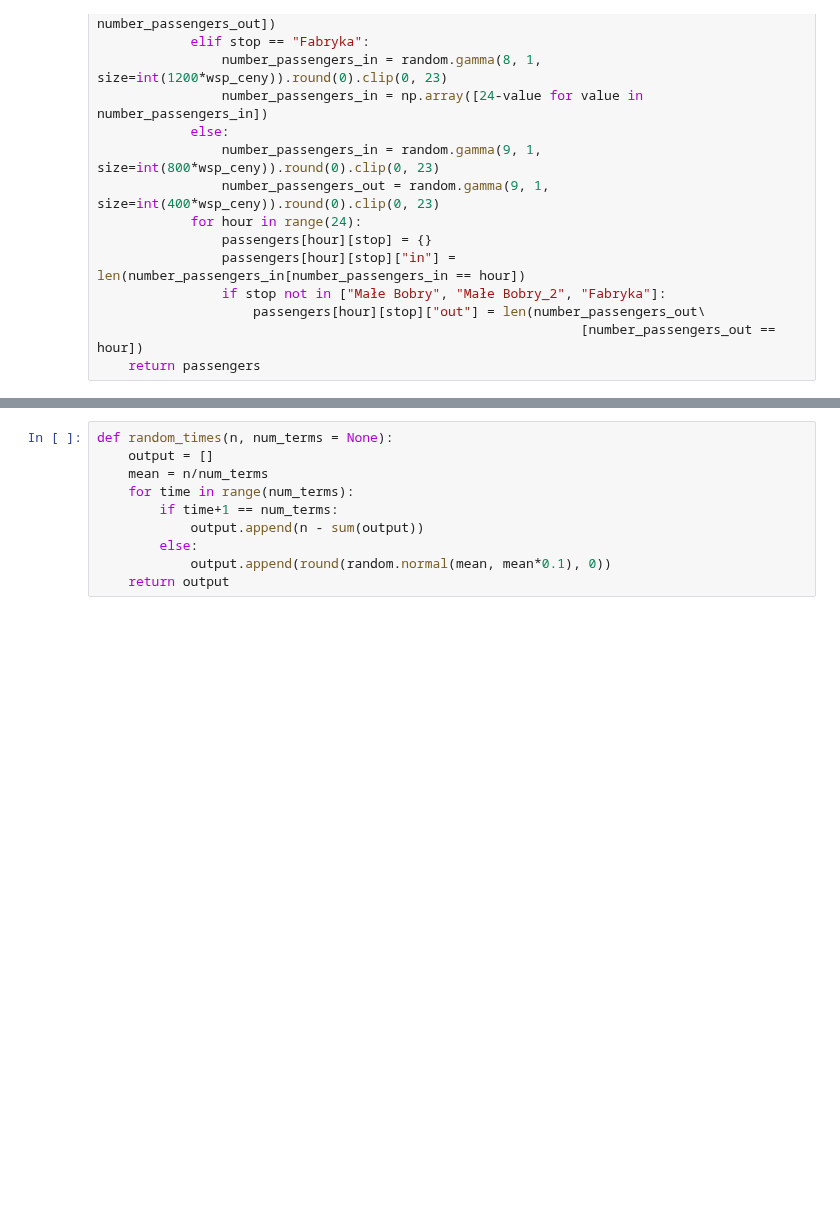
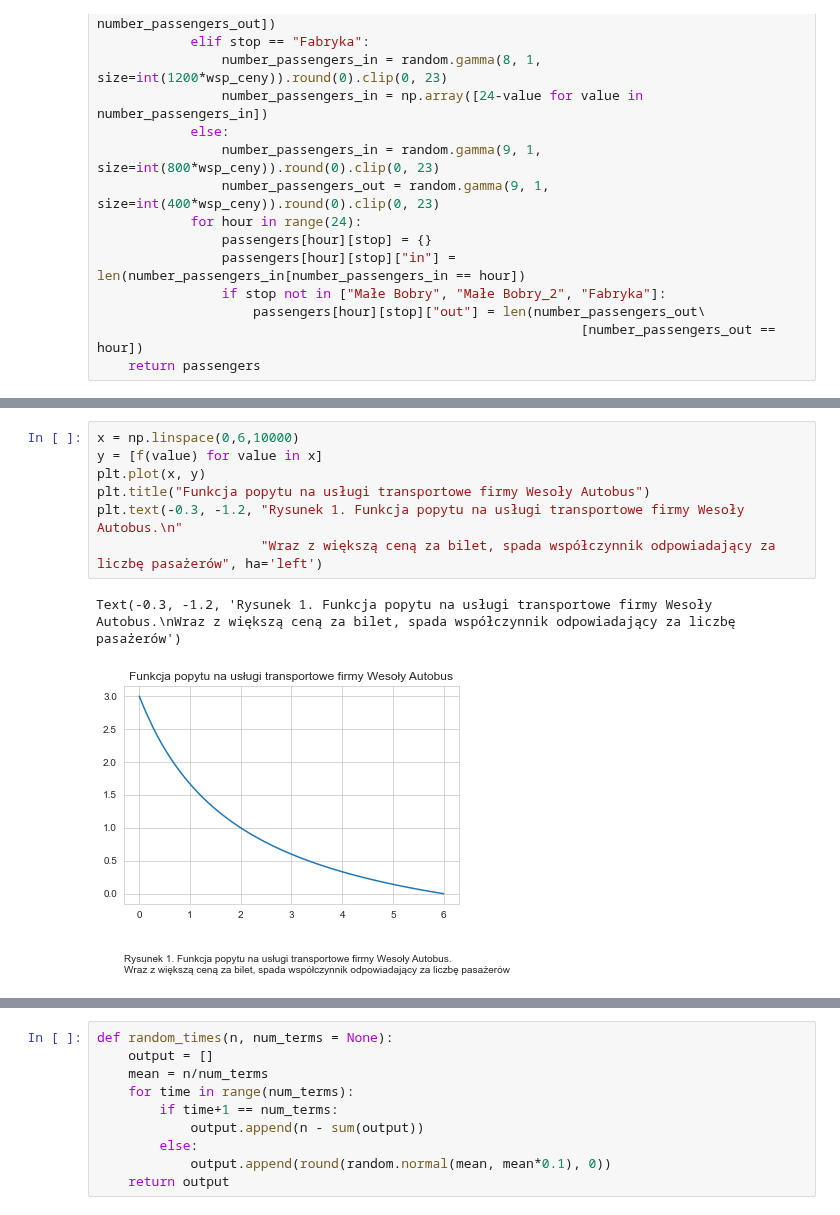
Before and after one commit to fmordarski/Passengers-simulation, a Jupyter notebook: Raport_MZK.ipynb, the cells around one changed output, grey strips where cells are left out. Drawn from its saved outputs; the diff is of its cells as text; blank space fills up the shorter version.

```diff
--- a/Raport_MZK.ipynb
+++ b/Raport_MZK.ipynb
@@ -82,0 +119,10 @@ def simulate_passengers(cena):
+# %%
+x = np.linspace(0,6,10000)
+y = [f(value) for value in x]
+plt.plot(x, y)
+plt.title("Funkcja popytu na usługi transportowe firmy Wesoły Autobus")
+plt.text(-0.3, -1.2, "Rysunek 1. Funkcja popytu na usługi transportowe firmy Wesoły Autobus.\n"
+                     "Wraz z większą ceną za bilet, spada współczynnik odpowiadający za liczbę pasażerów", ha='left')
+# %% [output]
+Text(-0.3, -1.2, 'Rysunek 1. Funkcja popytu na usługi transportowe firmy Wesoły Autobus.\nWraz z większą ceną za bilet, spada współczynnik odpowiadający za liczbę pasażerów')
+[figure, added]
```
Also changed, not shown: parts of 31 cells of this notebook.
